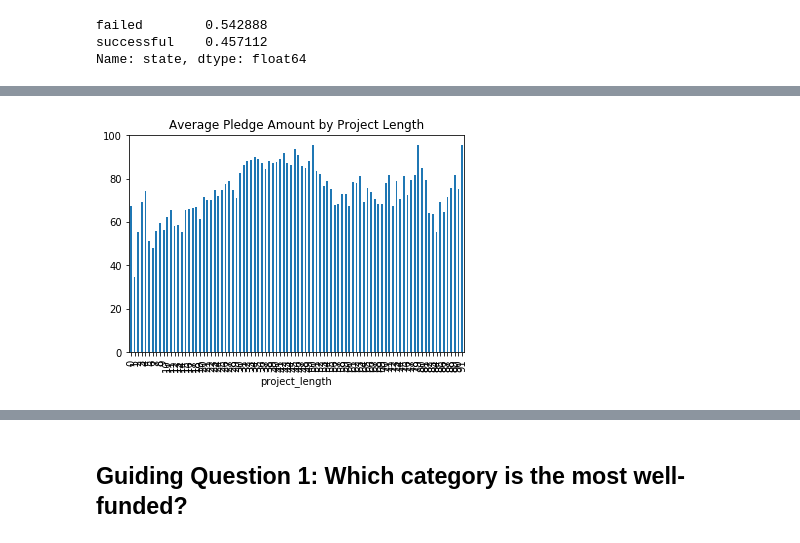
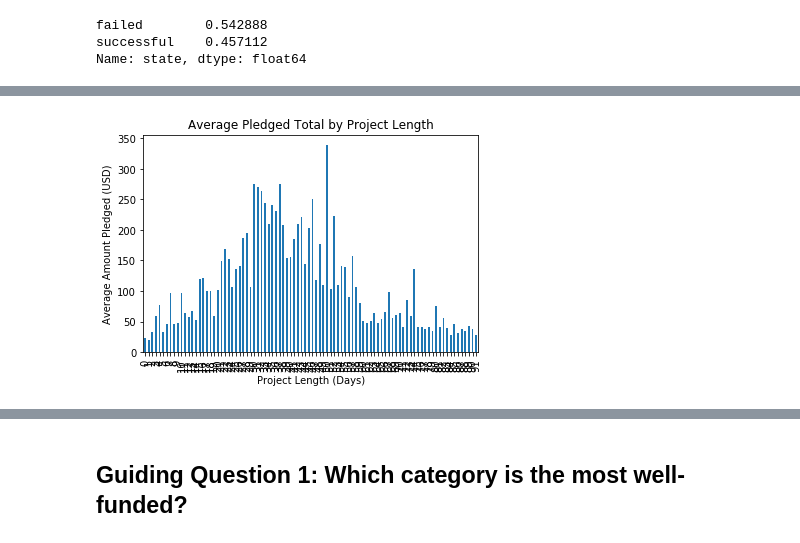
Before and after one commit to qjyap/STAT131-HALLO, a Jupyter notebook: Stats 131 Final Report-Copy1.ipynb, the cells around one changed output, grey strips where cells are left out. Saved outputs shown, nothing was run; the diff lists cells and outputs as text; code cells hidden in the pictures.

```diff
--- a/Stats 131 Final Report-Copy1.ipynb
+++ b/Stats 131 Final Report-Copy1.ipynb
@@ -256,15 +266,19 @@ In order to prepare the data for further analysis and modeling, we have created
 3. <font color = 'blue'>percent_funded</font>: This feature tracks the percentage of the goal amount achieved.
 # %%
+# project length
 kickstarter_cleaned['deadline'] = pd.to_datetime(kickstarter_cleaned.deadline)
 kickstarter_cleaned['launched'] = pd.to_datetime(kickstarter_cleaned.launched)
 kickstarter_cleaned['project_length'] = kickstarter_cleaned['deadline'] - kickstarter_cleaned['launched']
 kickstarter_cleaned['project_length'] = kickstarter_cleaned.project_length.dt.days
 
+# pledged per backer
 kickstarter_cleaned['pledged_per_backer'] = kickstarter_cleaned['usd_pledged_real'] / kickstarter_cleaned['backers']
-kickstarter_cleaned = kickstarter_cleaned[~kickstarter_cleaned.isin([np.nan, np.inf, -np.inf]).any(1)]
+kickstarter_cleaned = kickstarter_cleaned[~kickstarter_cleaned.isin([np.nan, np.inf, -np.inf]).any(1)] #51,804 rows removed
 
-kickstarter_cleaned['percent_funded'] = np.round((kickstarter_cleaned['usd_pledged_real'] / kickstarter_cleaned['usd_goal_real']),3)
+# percent funded
+kickstarter_cleaned['percent_funded'] = np.round((kickstarter_cleaned['usd_pledged_real'] / kickstarter_cleaned['usd_goal_real']),4)
 
-kickstarter_cleaned.shape
+print(kickstarter_cleaned.shape)
+kickstarter_cleaned.head()
 # %% [output]
 (323043, 15)
@@ -301,7 +337,9 @@ Name: state, dtype: float64
 # %%
-avgPledgePerBackerbyLength = kickstarter_cleaned.groupby('project_length')['pledged_per_backer']
-avgPledgePerBackerbyLength.mean().plot(kind = 'bar')
-plt.title('Average Pledge Amount by Project Length')
+avgPledgedbyLength = kickstarter_cleaned.groupby('project_length')['backers']
+avgPledgedbyLength.mean().plot(kind = 'bar')
+plt.title('Average Pledged Total by Project Length')
+plt.ylabel('Average Amount Pledged (USD)')
+plt.xlabel('Project Length (Days)')
 plt.show()
 # %% [output]
-[figure, old version]
+[figure, new version]
```
Also changed, not shown: parts of 41 cells of this notebook.
